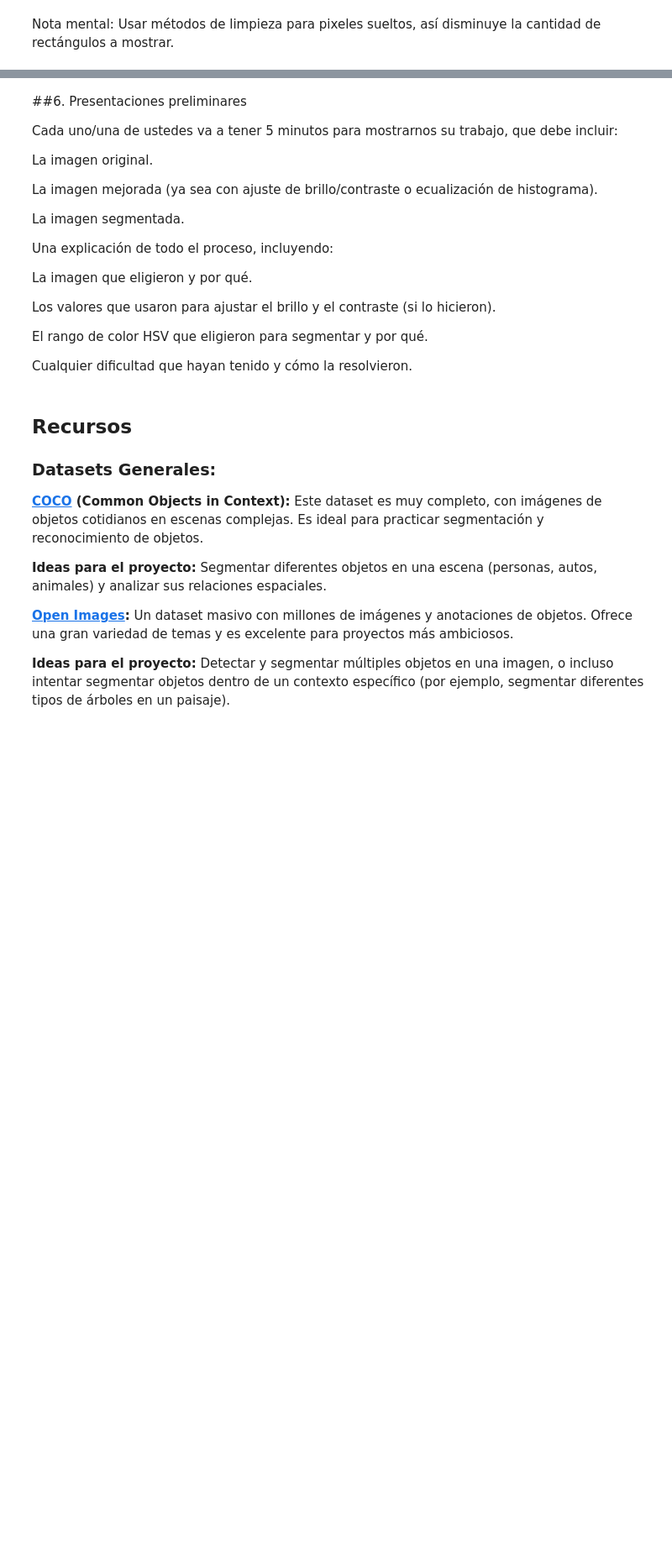
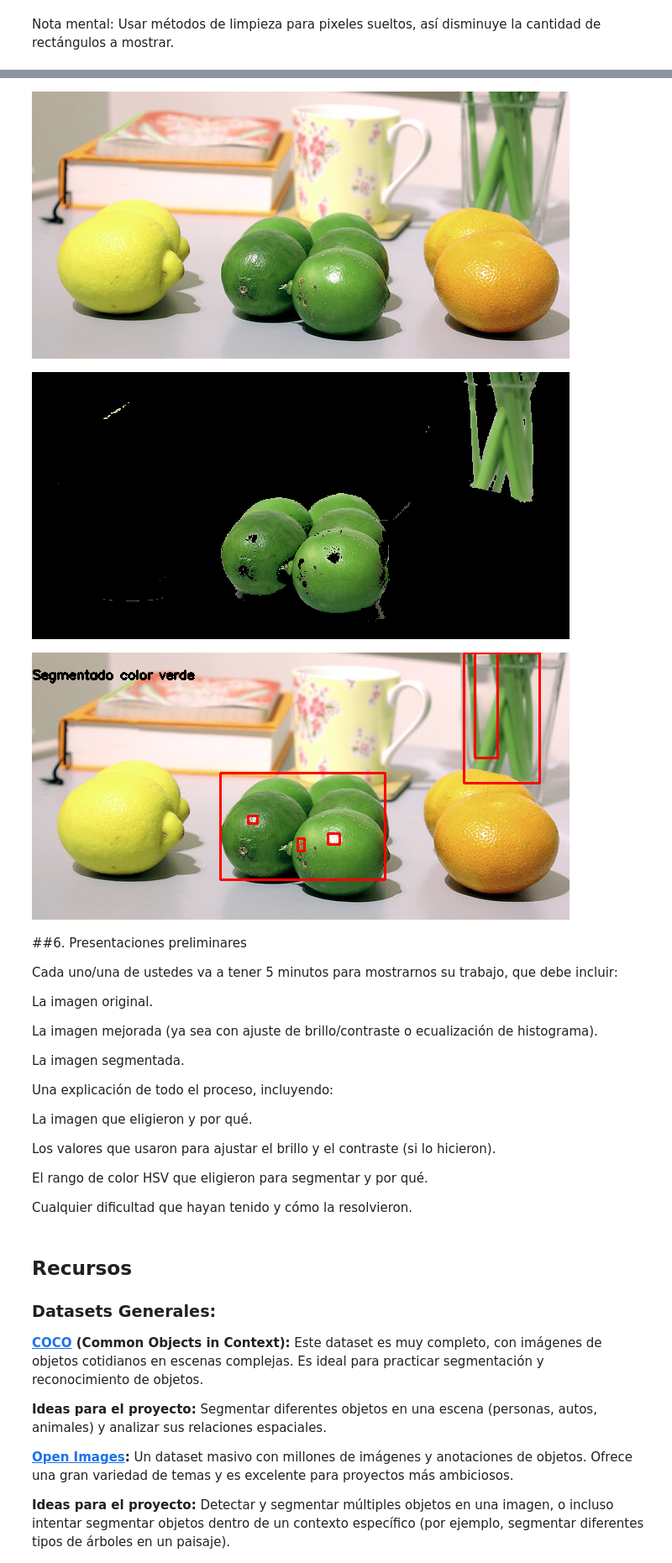
Before and after one commit to FARINAZZOAnalia/PDI_Farinazzo_Analia, a Jupyter notebook: 006-Lab02/LAB_Integrador_2_24994389_FarinazzoA.ipynb, the cells around one changed output, grey strips where cells are left out. Shown at 84% size. Drawn from its saved outputs; the diff is of its cells as text; code cells hidden in the pictures; blank space fills up the shorter version.

```diff
--- a/006-Lab02/LAB_Integrador_2_24994389_FarinazzoA.ipynb
+++ b/006-Lab02/LAB_Integrador_2_24994389_FarinazzoA.ipynb
@@ -344,3 +383,79 @@ Nota mental:  Usar métodos de limpieza para pixeles sueltos, así disminuye la
+# %%
+#Explorando la deteccion automática de los contornos.
+
+def dibujar_rectangulos(imagen_original, mascara):
+    # 1. Encontrar los contornos
+    # Necesitamos una imagen binaria para findContours. La máscara ya lo es (blanco donde hay objeto, negro donde no).
+    # cv2.RETR_EXTERNAL: Obtiene solo los contornos externos.
+    # cv2.CHAIN_APPROX_SIMPLE: Comprime los segmentos horizontales, verticales y diagonales en sus puntos finales.
+    contornos, _ = cv2.findContours(mascara, cv2.RETR_EXTERNAL, cv2.CHAIN_APPROX_SIMPLE)
+
+    # Crear una copia de la imagen original para dibujar los rectángulos sobre ella
+    imagen_con_rectangulos = imagen_original.copy()
+
+    # 2. Iterar sobre los contornos encontrados
+    for contorno in contornos:
+        # 3. Obtener las coordenadas del rectángulo delimitador
+        x, y, w, h = cv2.boundingRect(contorno)
+
+        # 4. Dibujar el rectángulo en la imagen
+        # color: (B, G, R) - elige el color que quieras para el rectángulo
+        color_rectangulo = (0, 0, 255)  # Verde
+        grosor_linea = 2
+        cv2.rectangle(imagen_con_rectangulos, (x, y), (x + w, y + h), color_rectangulo, grosor_linea)
+
+    return imagen_con_rectangulos
+
+def main_dibujar_contornos():
+    global g_imagen_seg
+    ruta_imagen = "imagen_lab2.jpg"  # Reemplaza con la ruta de tu imagen
+    imagen_original = cv2.imread(ruta_imagen)
+
+    if imagen_original is None:
+        print(f"No se pudo cargar la imagen: {ruta_imagen}")
+        return
+
+    # Aplicar la máscara (opcional, solo para visualizar la segmentación)
+    imagen_segmentada = imagen_resultante_hsv
+    g_imagen_seg = imagen_segmentada.copy()
+
+    # Dibujar los rectángulos alrededor de los objetos detectados en la máscara
+    imagen_con_rectangulos = dibujar_rectangulos(imagen_original.copy(), borde_limpio)
+
+    # Mostrar las imágenes
+    cv2_imshow(imagen_original)
+    cv2_imshow(imagen_segmentada)
+
+    #Vamos a encontrar las coordenas del objeto para poder delimitarlo.
+
+    (N,M) = imagen_segmentada.shape[:2]
+    i_min = 6000
+    i_max = 1
+    j_min = 6000
+    j_max = 1
+
+    for i in range(N):
+      for j in range(M):
+          if (imagen_segmentada[i, j] > 0).any():
+            if i<i_min: i_min = i
+            if i>i_max: i_max = i
+            if j<j_min: j_min = j
+            if j>j_max: j_max = j
+
+    # Dibujo del rectángulo
+    y = [i_min,i_min,i_max,i_max,i_min]
+    x = [j_min,j_max,j_max,j_min,j_min]
+
+    cv2.putText(imagen_con_rectangulos, "Segmentado color verde", (i_min,j_min ), cv2.FONT_HERSHEY_SIMPLEX, 0.5, (0, 0, 0), 2)
+    cv2_imshow(imagen_con_rectangulos)
+
+
+if __name__ == "__main__":
+    main_dibujar_contornos()
+# %% [output]
+[figure, added]
+[figure, added]
+[figure, added]
 # %% [markdown]
 ##6. Presentaciones preliminares
 
```
Also changed, not shown: parts of 4 cells of this notebook.
